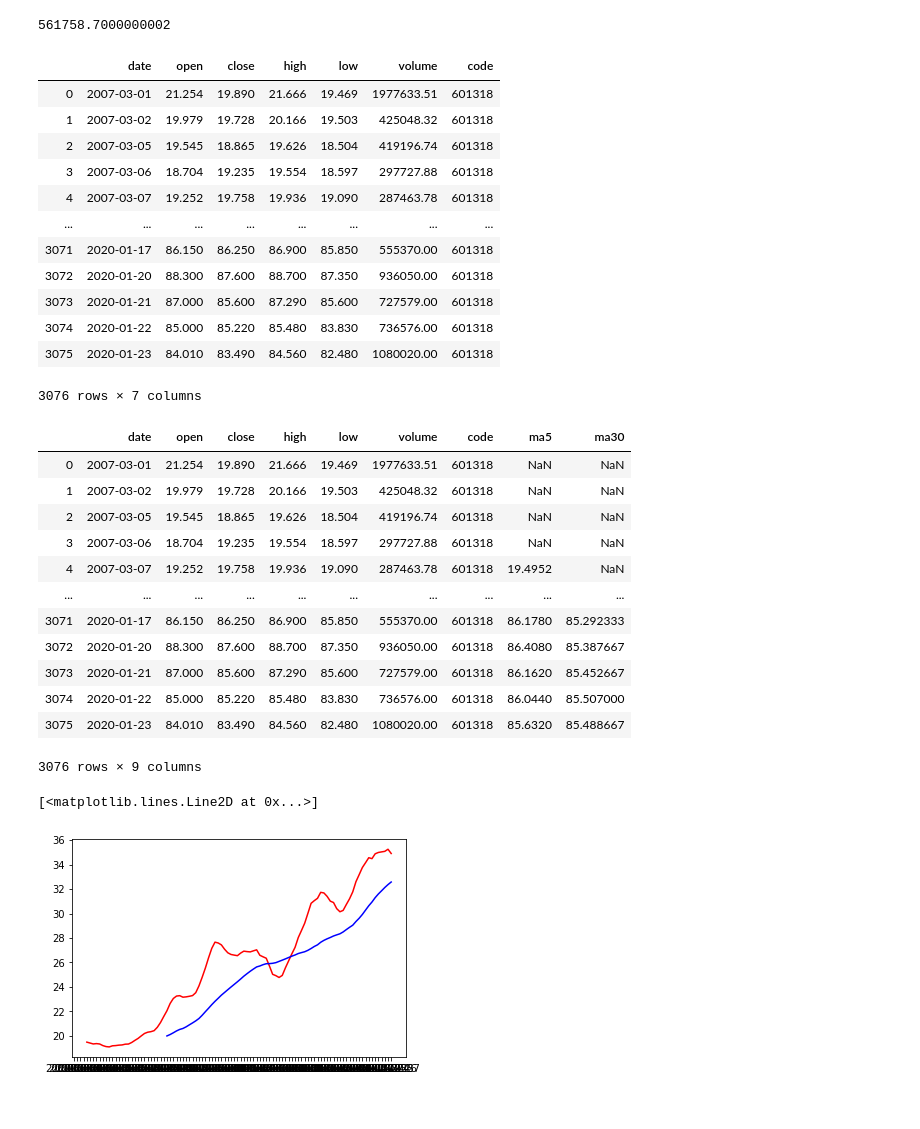
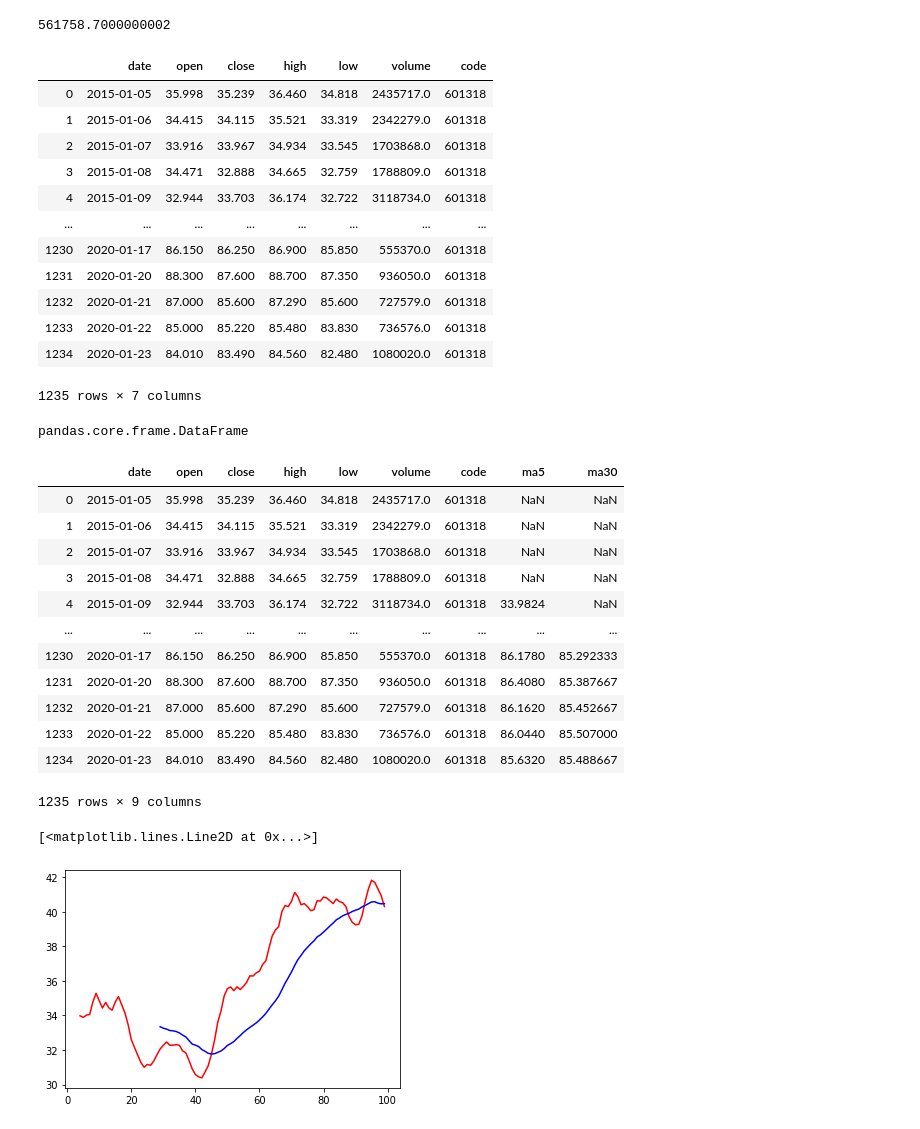
Before and after one commit to heheda10086/-, a Jupyter notebook: Untitled1.ipynb, the cells around one changed output. Saved outputs shown, nothing was run; the diff lists cells and outputs as text; code cells hidden in the pictures.

```diff
--- a/Untitled1.ipynb
+++ b/Untitled1.ipynb
@@ -215,22 +215,26 @@ data['close'][-1]*100+(data2['open']*1200).sum()-(data1['open']*100).sum()#收
 # %% [output]
 561758.7000000002
 # %%
-mf=ts.get_k_data('601318',start='1988-01-01')
+mf=ts.get_k_data('601318',start='2015-01-01')
 mf
 # %% [output]
 |  | date | open | close | high | low | volume | code |
-| 0 | 2007-03-01 | 21.254 | 19.890 | 21.666 | 19.469 | 1977633.51 | 601318 |
-| 1 | 2007-03-02 | 19.979 | 19.728 | 20.166 | 19.503 | 425048.32 | 601318 |
-| 2 | 2007-03-05 | 19.545 | 18.865 | 19.626 | 18.504 | 419196.74 | 601318 |
-| 3 | 2007-03-06 | 18.704 | 19.235 | 19.554 | 18.597 | 297727.88 | 601318 |
-| 4 | 2007-03-07 | 19.252 | 19.758 | 19.936 | 19.090 | 287463.78 | 601318 |
+| 0 | 2015-01-05 | 35.998 | 35.239 | 36.460 | 34.818 | 2435717.0 | 601318 |
+| 1 | 2015-01-06 | 34.415 | 34.115 | 35.521 | 33.319 | 2342279.0 | 601318 |
+| 2 | 2015-01-07 | 33.916 | 33.967 | 34.934 | 33.545 | 1703868.0 | 601318 |
+| 3 | 2015-01-08 | 34.471 | 32.888 | 34.665 | 32.759 | 1788809.0 | 601318 |
+| 4 | 2015-01-09 | 32.944 | 33.703 | 36.174 | 32.722 | 3118734.0 | 601318 |
 | ... | ... | ... | ... | ... | ... | ... | ... |
-| 3071 | 2020-01-17 | 86.150 | 86.250 | 86.900 | 85.850 | 555370.00 | 601318 |
-| 3072 | 2020-01-20 | 88.300 | 87.600 | 88.700 | 87.350 | 936050.00 | 601318 |
-| 3073 | 2020-01-21 | 87.000 | 85.600 | 87.290 | 85.600 | 727579.00 | 601318 |
-| 3074 | 2020-01-22 | 85.000 | 85.220 | 85.480 | 83.830 | 736576.00 | 601318 |
-| 3075 | 2020-01-23 | 84.010 | 83.490 | 84.560 | 82.480 | 1080020.00 | 601318 |
+| 1230 | 2020-01-17 | 86.150 | 86.250 | 86.900 | 85.850 | 555370.0 | 601318 |
+| 1231 | 2020-01-20 | 88.300 | 87.600 | 88.700 | 87.350 | 936050.0 | 601318 |
+| 1232 | 2020-01-21 | 87.000 | 85.600 | 87.290 | 85.600 | 727579.0 | 601318 |
+| 1233 | 2020-01-22 | 85.000 | 85.220 | 85.480 | 83.830 | 736576.0 | 601318 |
+| 1234 | 2020-01-23 | 84.010 | 83.490 | 84.560 | 82.480 | 1080020.0 | 601318 |
-3076 rows × 7 columns
+1235 rows × 7 columns
+# %%
+type(mf)
+# %% [output]
+pandas.core.frame.DataFrame
 # %%
 s=mf['close']
 mf['ma5']=s.rolling(5).mean()
@@ -238,23 +242,23 @@ mf['ma30']=s.rolling(30).mean()
 mf
 # %% [output]
 |  | date | open | close | high | low | volume | code | ma5 | ma30 |
-| 0 | 2007-03-01 | 21.254 | 19.890 | 21.666 | 19.469 | 1977633.51 | 601318 | NaN | NaN |
-| 1 | 2007-03-02 | 19.979 | 19.728 | 20.166 | 19.503 | 425048.32 | 601318 | NaN | NaN |
-| 2 | 2007-03-05 | 19.545 | 18.865 | 19.626 | 18.504 | 419196.74 | 601318 | NaN | NaN |
-| 3 | 2007-03-06 | 18.704 | 19.235 | 19.554 | 18.597 | 297727.88 | 601318 | NaN | NaN |
-| 4 | 2007-03-07 | 19.252 | 19.758 | 19.936 | 19.090 | 287463.78 | 601318 | 19.4952 | NaN |
+| 0 | 2015-01-05 | 35.998 | 35.239 | 36.460 | 34.818 | 2435717.0 | 601318 | NaN | NaN |
+| 1 | 2015-01-06 | 34.415 | 34.115 | 35.521 | 33.319 | 2342279.0 | 601318 | NaN | NaN |
+| 2 | 2015-01-07 | 33.916 | 33.967 | 34.934 | 33.545 | 1703868.0 | 601318 | NaN | NaN |
+| 3 | 2015-01-08 | 34.471 | 32.888 | 34.665 | 32.759 | 1788809.0 | 601318 | NaN | NaN |
+| 4 | 2015-01-09 | 32.944 | 33.703 | 36.174 | 32.722 | 3118734.0 | 601318 | 33.9824 | NaN |
 | ... | ... | ... | ... | ... | ... | ... | ... | ... | ... |
-| 3071 | 2020-01-17 | 86.150 | 86.250 | 86.900 | 85.850 | 555370.00 | 601318 | 86.1780 | 85.292333 |
-| 3072 | 2020-01-20 | 88.300 | 87.600 | 88.700 | 87.350 | 936050.00 | 601318 | 86.4080 | 85.387667 |
-| 3073 | 2020-01-21 | 87.000 | 85.600 | 87.290 | 85.600 | 727579.00 | 601318 | 86.1620 | 85.452667 |
-| 3074 | 2020-01-22 | 85.000 | 85.220 | 85.480 | 83.830 | 736576.00 | 601318 | 86.0440 | 85.507000 |
-| 3075 | 2020-01-23 | 84.010 | 83.490 | 84.560 | 82.480 | 1080020.00 | 601318 | 85.6320 | 85.488667 |
+| 1230 | 2020-01-17 | 86.150 | 86.250 | 86.900 | 85.850 | 555370.0 | 601318 | 86.1780 | 85.292333 |
+| 1231 | 2020-01-20 | 88.300 | 87.600 | 88.700 | 87.350 | 936050.0 | 601318 | 86.4080 | 85.387667 |
+| 1232 | 2020-01-21 | 87.000 | 85.600 | 87.290 | 85.600 | 727579.0 | 601318 | 86.1620 | 85.452667 |
+| 1233 | 2020-01-22 | 85.000 | 85.220 | 85.480 | 83.830 | 736576.0 | 601318 | 86.0440 | 85.507000 |
+| 1234 | 2020-01-23 | 84.010 | 83.490 | 84.560 | 82.480 | 1080020.0 | 601318 | 85.6320 | 85.488667 |
-3076 rows × 9 columns
+1235 rows × 9 columns
 # %%
 mf1=mf[:100]
 # %%
-plt.plot(mf1['date'],mf1['ma5'],c='red')
-plt.plot(mf1['date'],mf1['ma30'],c='blue')
+plt.plot(mf1.index,mf1['ma5'],c='red')
+plt.plot(mf1.index,mf1['ma30'],c='blue')
 # %% [output]
 [<matplotlib.lines.Line2D at 0x...>]
-[figure, old version]
+[figure, new version]
```
Also changed, not shown: parts of 8 cells of this notebook.
